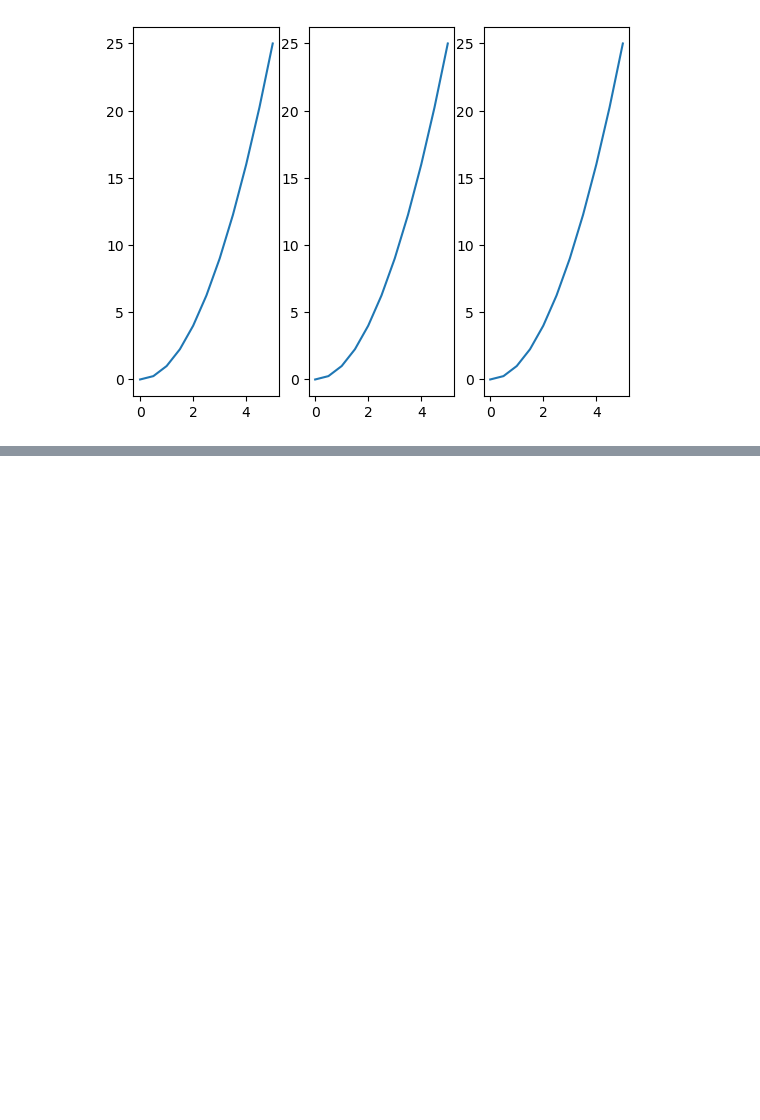
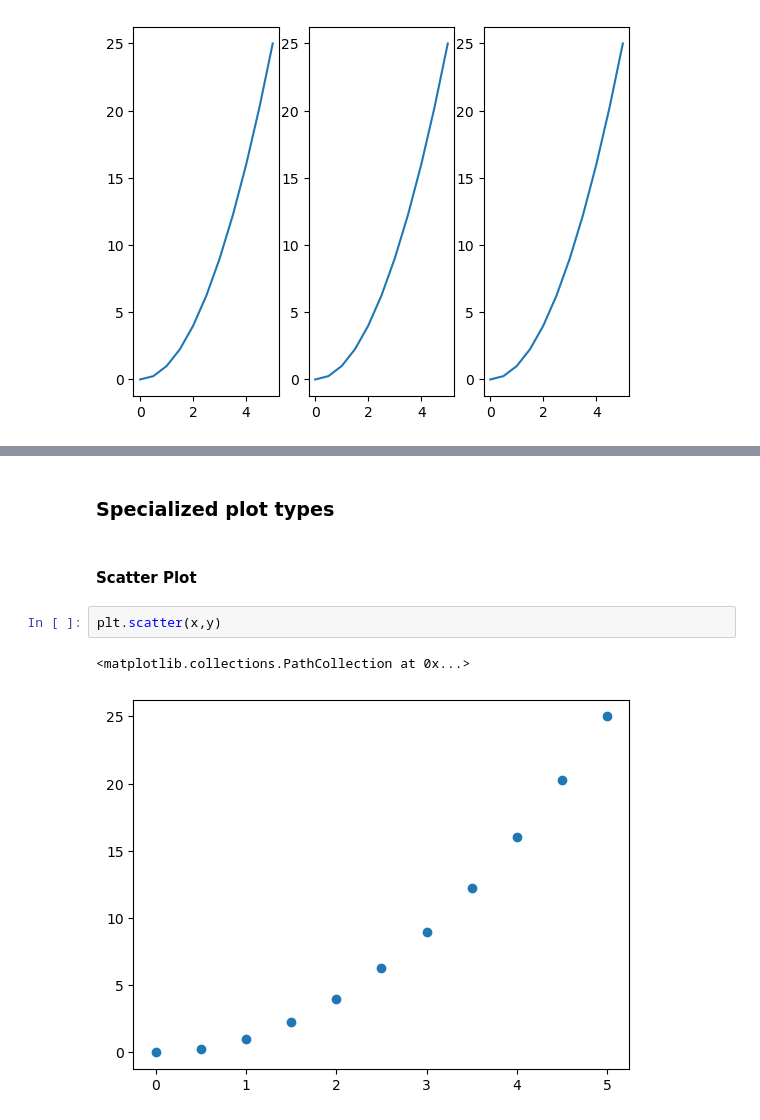
Before and after one commit to MCZbrozek/Python_for_datascience_andML, a Jupyter notebook: section8_matplotlib/Matplotlib concepts.ipynb, the cells around one changed output, grey strips where cells are left out. Cells and saved outputs as stored; diff of their text form; blank space fills up the shorter version.

Commit message:
Matplotlibexercises

```diff
--- a/section8_matplotlib/Matplotlib concepts.ipynb
+++ b/section8_matplotlib/Matplotlib concepts.ipynb
@@ -129,0 +178,9 @@ plt.ylim([0, max(y) + 1])
+# %% [markdown]
+### Specialized plot types
+# %% [markdown]
+#### Scatter Plot
+# %%
+plt.scatter(x,y)
+# %% [output]
+<matplotlib.collections.PathCollection at 0x...>
+[figure, added]
```
Also changed, not shown: parts of 22 cells of this notebook.
